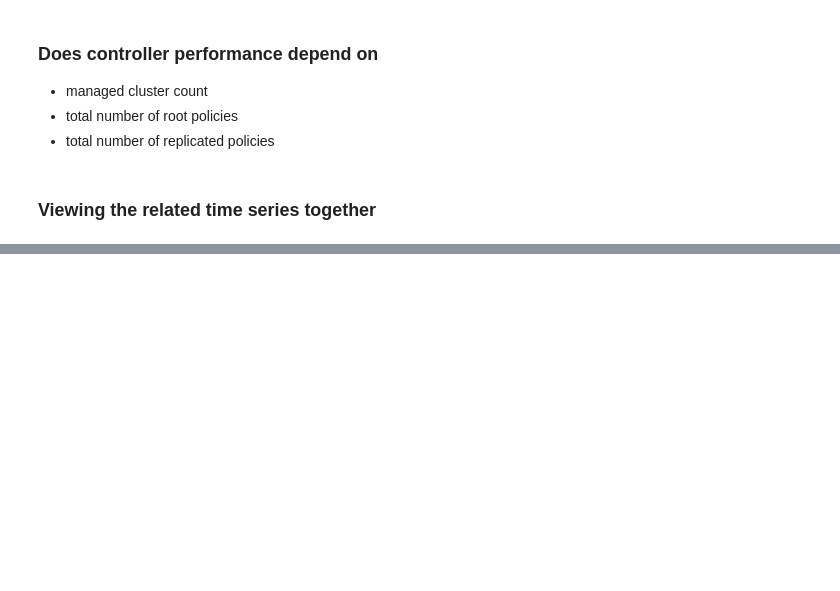
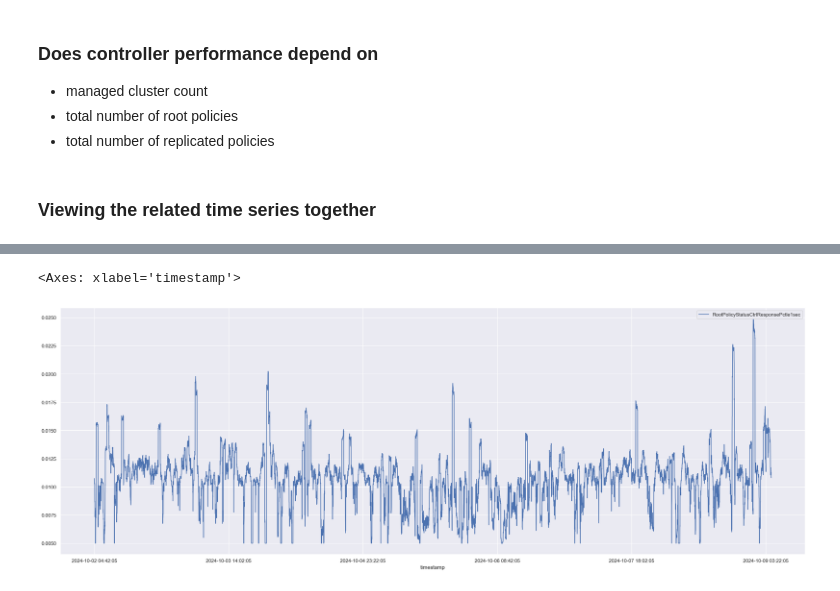
Before and after one commit to stolostron/acm-inspector, a Jupyter notebook: notebook/grc_bottleneck_1.ipynb, the cells around one changed output, grey strips where cells are left out. Cells and saved outputs as stored; diff of their text form; code cells hidden in the pictures; blank space fills up the shorter version.

Commit message:
adjusting metric calculation
Signed-off-by: Joydeep Banerjee <jbanerje@redhat.com>

```diff
--- a/notebook/grc_bottleneck_1.ipynb
+++ b/notebook/grc_bottleneck_1.ipynb
@@ -319,3 +319,8 @@ if deeper_validation:
     grc_df.plot(y = 'RateOfRootPolicySpecChange')
     grc_df.plot(y = 'RootPolicySpecCtrlResponsePctle1sec')
     grc_df.plot(y = 'RootPolicyStatusCtrlResponsePctle1sec')
+# %%
+fname = os.path.join("/Users","jbanerje","code","acm-inspector","output","policy-root-ctrl-status-le1sec-count.csv")
+temp_df = pandas.read_csv(fname,index_col=0)
+
+temp_df
@@ -321,0 +342,6 @@ if deeper_validation:
+# %%
+temp_df.plot(y = 'RootPolicyStatusCtrlResponsePctle1sec')
+#plt.ylim(0, 1)  # X-axis limit
+# %% [output]
+<Axes: xlabel='timestamp'>
+[figure, added]
```
Also changed, not shown: parts of 11 cells of this notebook, 1 other file.
